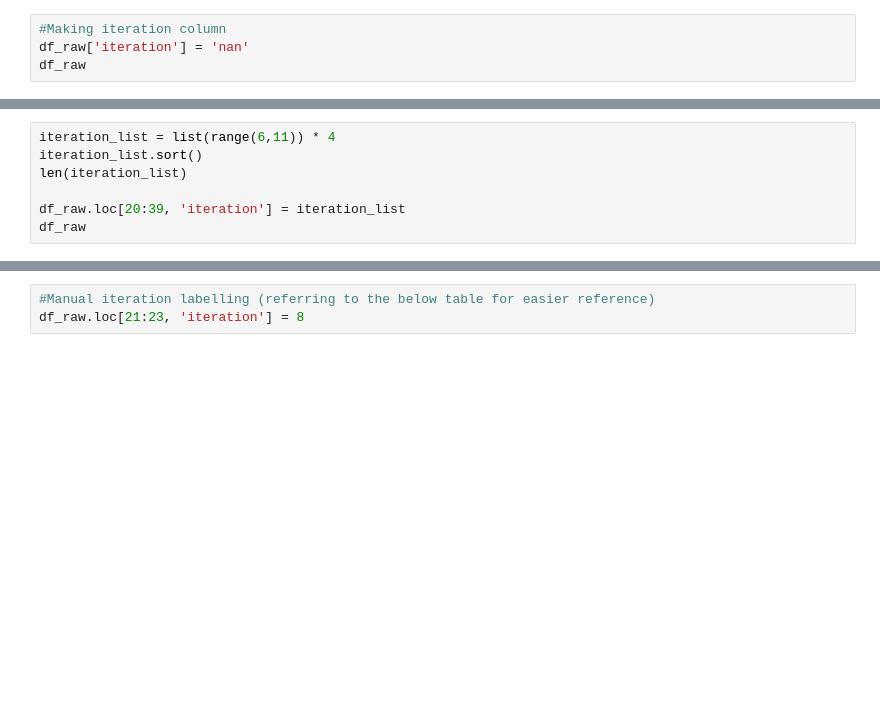
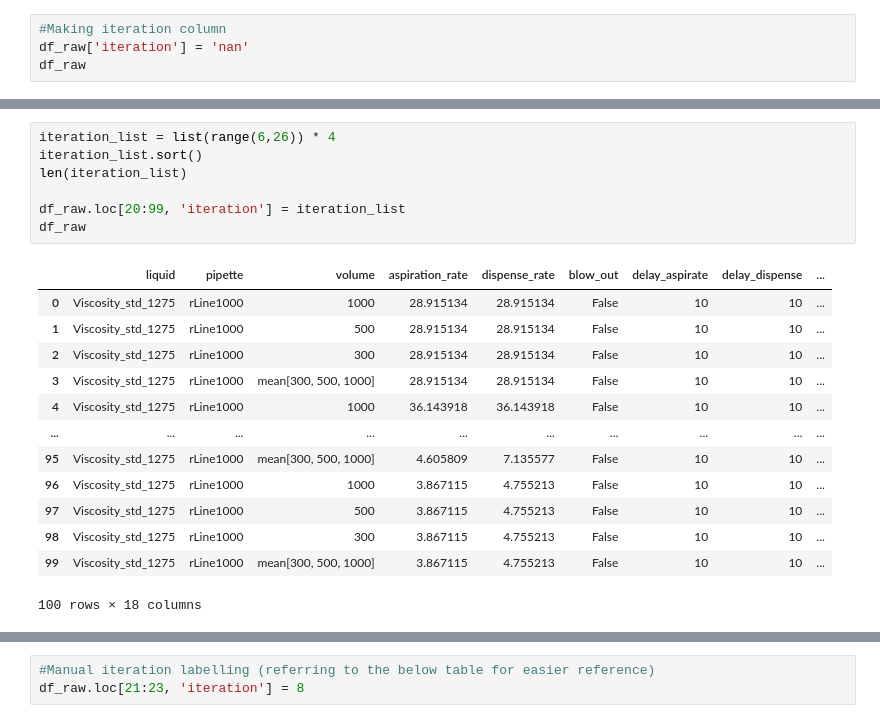
Before and after one commit to Quijanove/viscosity_liquid_transfer_Pablo, a Jupyter notebook: Sartorious_experiments/Code/Data_cleaning_code_sartorious.ipynb, the cells around one changed output, grey strips where cells are left out. Saved outputs shown, nothing was run; the diff lists cells and outputs as text; blank space fills up the shorter version.

```diff
--- a/Sartorious_experiments/Code/Data_cleaning_code_sartorious.ipynb
+++ b/Sartorious_experiments/Code/Data_cleaning_code_sartorious.ipynb
@@ -54,7 +94,21 @@ df_raw
 # %%
-iteration_list = list(range(6,11)) * 4
+iteration_list = list(range(6,26)) * 4
 iteration_list.sort()
 len(iteration_list)
 
-df_raw.loc[20:39, 'iteration'] = iteration_list
+df_raw.loc[20:99, 'iteration'] = iteration_list
 df_raw
+# %% [output]
+|  | liquid | pipette | volume | aspiration_rate | dispense_rate | blow_out | delay_aspirate | delay_dispense | ... |
+| 0 | Viscosity_std_1275 | rLine1000 | 1000 | 28.915134 | 28.915134 | False | 10 | 10 | ... |
+| 1 | Viscosity_std_1275 | rLine1000 | 500 | 28.915134 | 28.915134 | False | 10 | 10 | ... |
+| 2 | Viscosity_std_1275 | rLine1000 | 300 | 28.915134 | 28.915134 | False | 10 | 10 | ... |
+| 3 | Viscosity_std_1275 | rLine1000 | mean[300, 500, 1000] | 28.915134 | 28.915134 | False | 10 | 10 | ... |
+| 4 | Viscosity_std_1275 | rLine1000 | 1000 | 36.143918 | 36.143918 | False | 10 | 10 | ... |
+| ... | ... | ... | ... | ... | ... | ... | ... | ... | ... |
+| 95 | Viscosity_std_1275 | rLine1000 | mean[300, 500, 1000] | 4.605809 | 7.135577 | False | 10 | 10 | ... |
+| 96 | Viscosity_std_1275 | rLine1000 | 1000 | 3.867115 | 4.755213 | False | 10 | 10 | ... |
+| 97 | Viscosity_std_1275 | rLine1000 | 500 | 3.867115 | 4.755213 | False | 10 | 10 | ... |
+| 98 | Viscosity_std_1275 | rLine1000 | 300 | 3.867115 | 4.755213 | False | 10 | 10 | ... |
+| 99 | Viscosity_std_1275 | rLine1000 | mean[300, 500, 1000] | 3.867115 | 4.755213 | False | 10 | 10 | ... |
+100 rows × 18 columns
```
Also changed, not shown: parts of 6 cells of this notebook, 5 other files.
